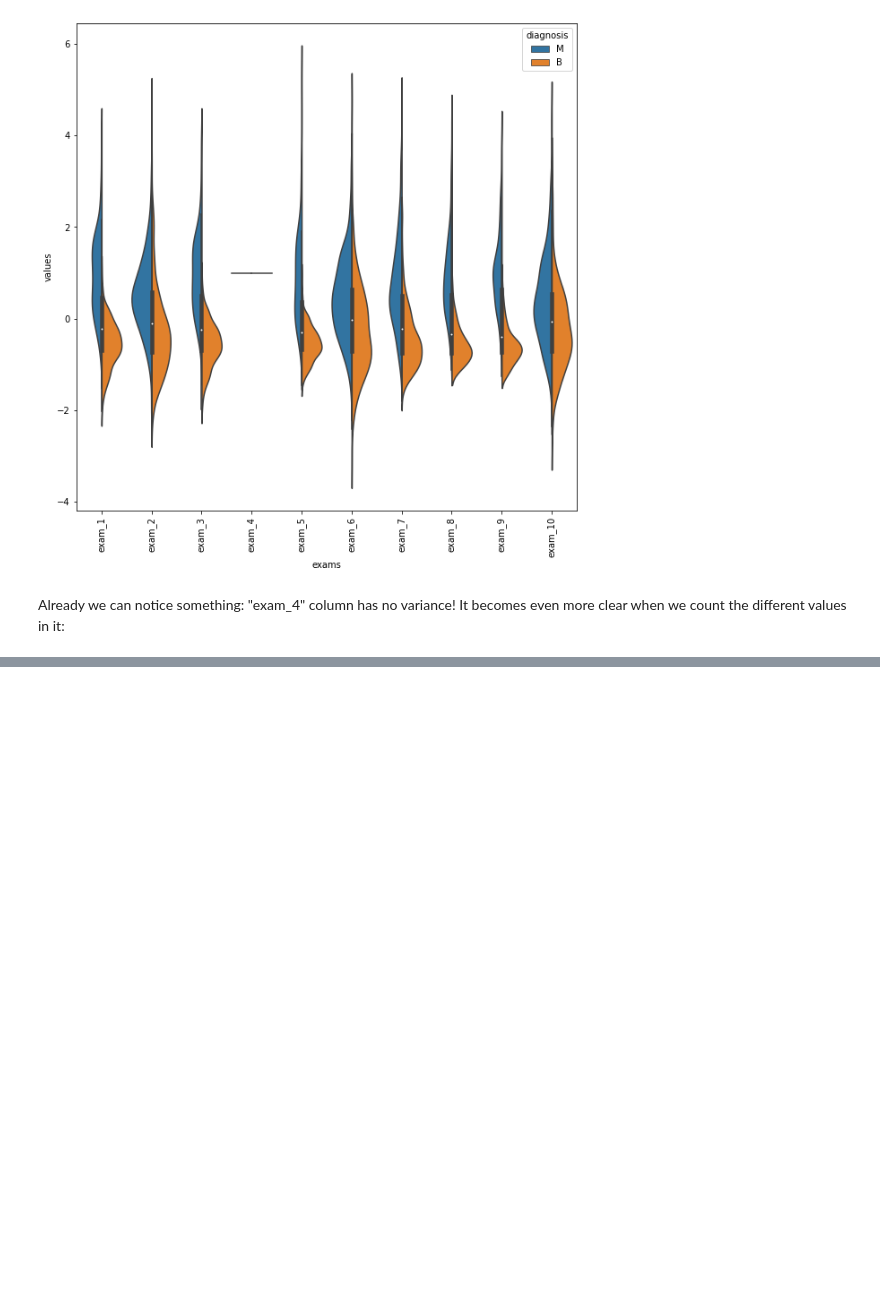
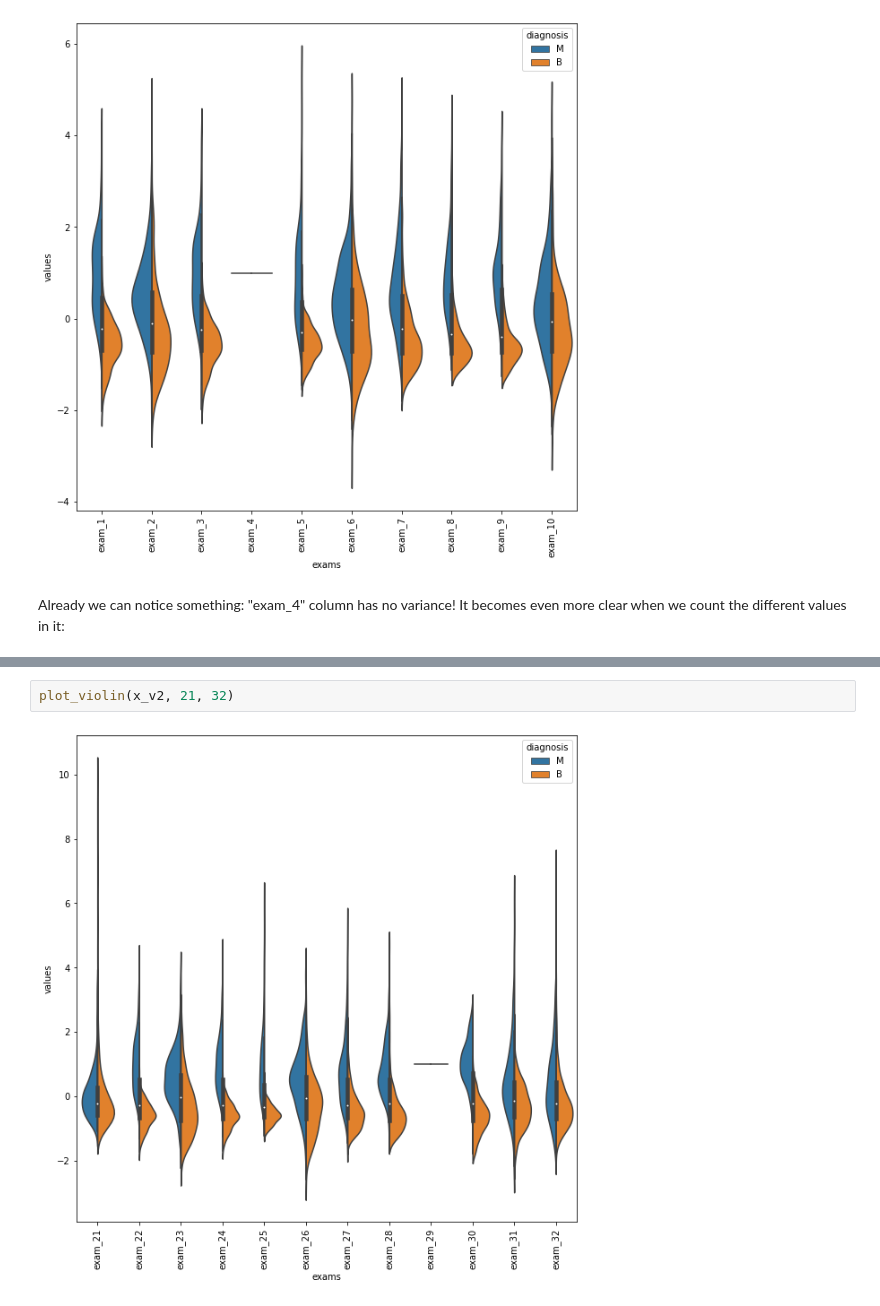
Before and after one commit to pedroheck/machine-learning-basics, a Jupyter notebook: Basics-2-dealing-with-multidimensional-data/data/cancer-diagnostics.ipynb, the cells around one changed output, grey strips where cells are left out. Drawn from its saved outputs; the diff is of its cells as text; blank space fills up the shorter version.

```diff
--- a/Basics-2-dealing-with-multidimensional-data/data/cancer-diagnostics.ipynb
+++ b/Basics-2-dealing-with-multidimensional-data/data/cancer-diagnostics.ipynb
@@ -148,0 +165,4 @@ There are no different values, it's all the same (= 1.0)! Clearly this column wi
+# %%
+plot_violin(x_v2, 21, 32)
+# %% [output]
+[figure, added]
```
Also changed, not shown: parts of 13 cells of this notebook.
